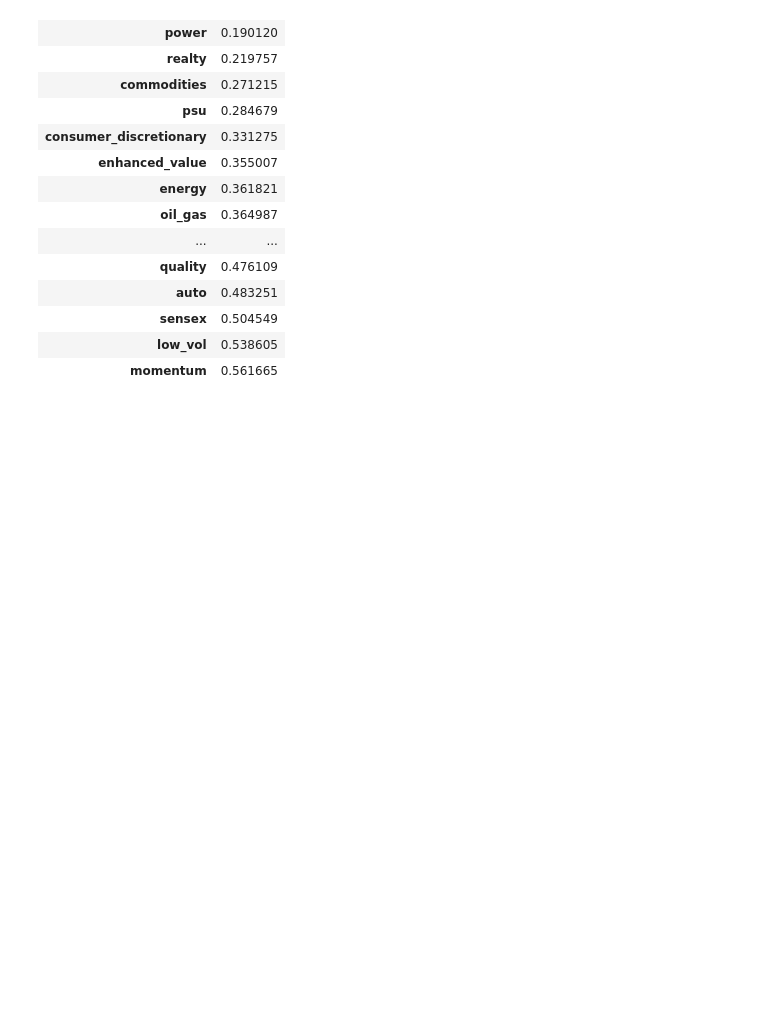
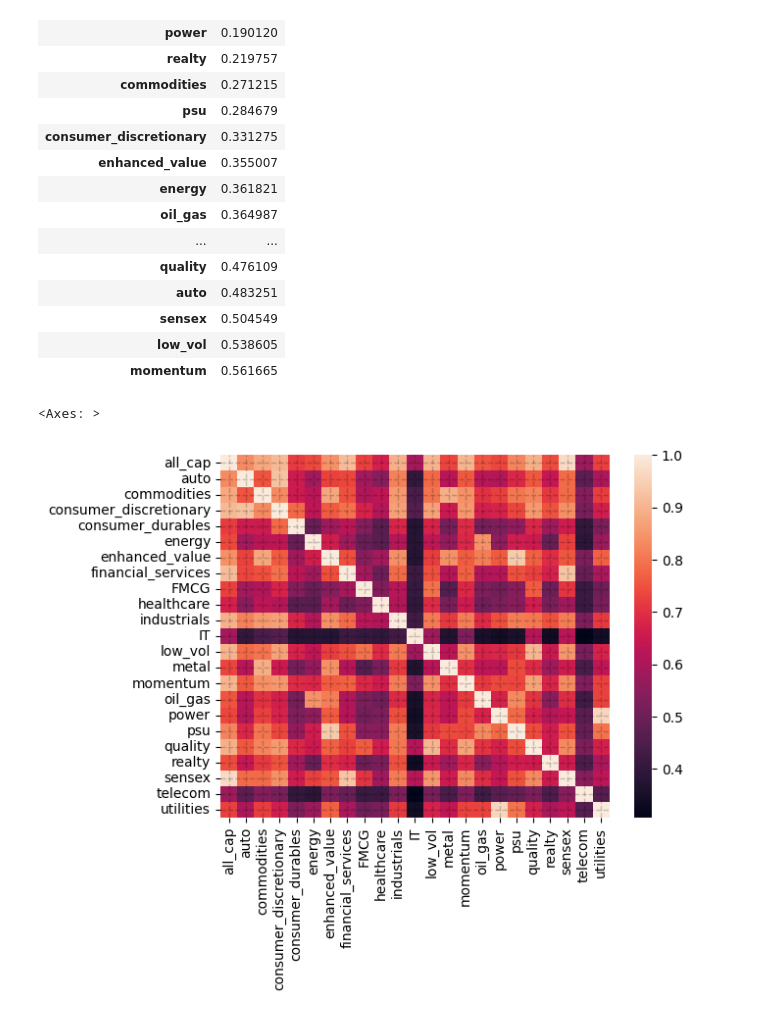
Before and after one commit to nakulrandad/Quant-Finance, a Jupyter notebook: analysis/sector.ipynb, the cells around one changed output. Cells and saved outputs as stored; diff of their text form; code cells hidden in the pictures; blank space fills up the shorter version.

```diff
--- a/analysis/sector.ipynb
+++ b/analysis/sector.ipynb
@@ -40,3 +43,9 @@ bse_r.quant.sharpe(rfr=0.06).rename("sharpe").to_frame().sort_values("sharpe").s
 | sensex | 0.504549 |
 | low_vol | 0.538605 |
 | momentum | 0.561665 |
+# %%
+corr = bse_r.dropna().corr()
+sn.heatmap(corr)
+# %% [output]
+<Axes: >
+[figure, added]
```
Also changed, not shown: parts of 4 cells of this notebook, 1 other file.
